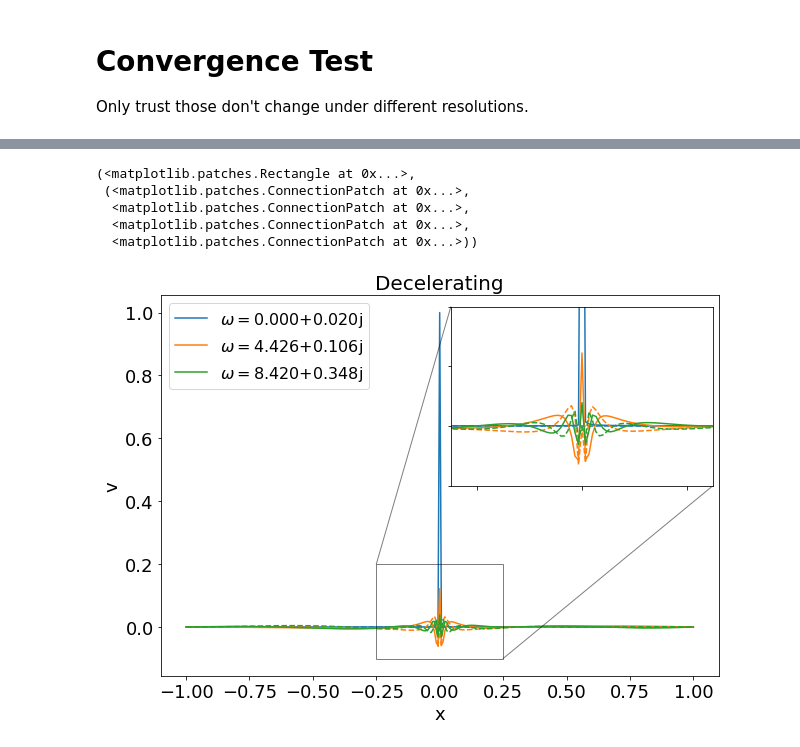
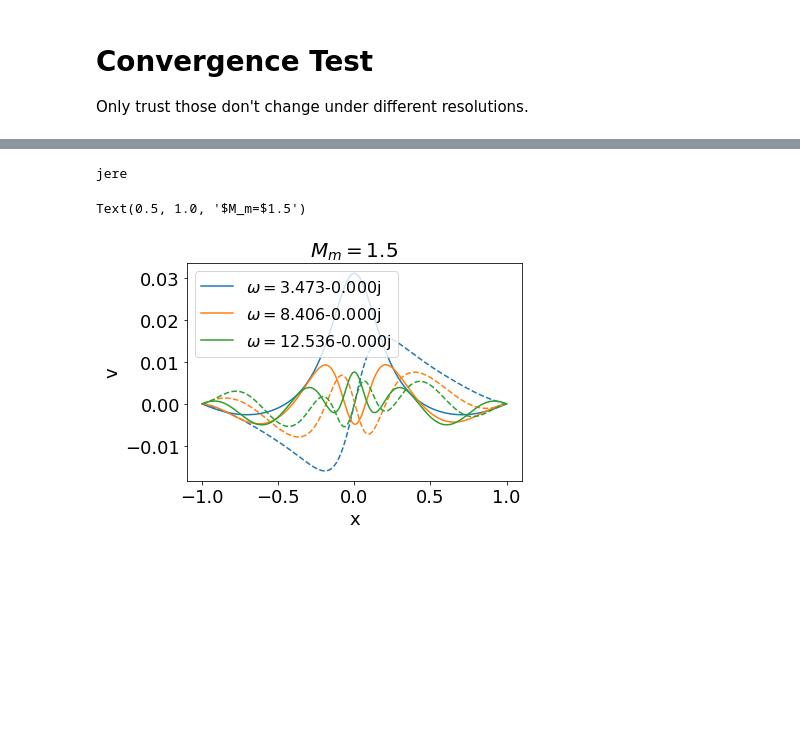
Before and after one commit to HuntFeng/magnetic-nozzle-spectral-instability, a Jupyter notebook: convergence-test.ipynb, the cells around one changed output, grey strips where cells are left out. Cells and saved outputs as stored; diff of their text form; code cells hidden in the pictures; blank space fills up the shorter version.

```diff
--- a/convergence-test.ipynb
+++ b/convergence-test.ipynb
@@ -1,13 +1,3 @@
 # %% [markdown]
 # Convergence Test
 Only trust those don't change under different resolutions.
-# %%
-from functions import Plasma, Spectral
-import numpy as np
-import matplotlib.pyplot as plt
-import matplotlib_settting
-plt.rcParams["figure.facecolor"] = "white"
-from scipy.special import lambertw
-from tqdm import tqdm
-
-W = lambda z,k: np.real(lambertw(z,k=k)) # I only need the real parts
@@ -83,42 +54,33 @@ plt.grid()
 # %%
-omega = omegas[-1]
-V = Vs[-1]
-selection = (omega.real>0) & (np.abs(omega.imag)<1)
-omega = omega[selection]
-V = V[:,selection]
+nozzle.solve(A)
+nozzle.sort_solutions(real_range=[0,25], imag_range=[-1,1])
+V = nozzle.V
+omega = nozzle.omega
 
-ind = np.argsort(omega.real)
-omega = omega[ind]
-V = V[:,ind]
-
-plt.figure(figsize=(10,7))
-ax = plt.subplot(111)
+_, ax = plt.subplots(facecolor="white")
 for i in range(3):
     ax.plot(x,V[:,i].real,color=f"C{i}",label=f"$\omega=${omega[i]:.3f}")
     ax.plot(x,V[:,i].imag,"--",color=f"C{i}")
 ax.legend()
 ax.set_xlabel("x")
 ax.set_ylabel("v")
-# ax.set_title(f"$M_m=${Mm}")
+ax.set_title(f"$M_m=${Mm}")
 # ax.set_title("Accelerating")
-ax.set_title("Decelerating")
+# ax.set_title("Decelerating")
 
-axins = ax.inset_axes([0.52, 0.5, 0.47, 0.47])
-for i in range(3):
-    axins.plot(x,V[:,i].real,color=f"C{i}")
-    axins.plot(x,V[:,i].imag,"--",color=f"C{i}")
-# sub region of the original image
-x1, x2, y1, y2 = -0.25, 0.25, -0.1, 0.2
-axins.set_xlim(x1, x2)
-axins.set_ylim(y1, y2)
-axins.set_xticklabels([])
-axins.set_yticklabels([])
+# axins = ax.inset_axes([0.52, 0.5, 0.47, 0.47])
+# for i in range(3):
+#     axins.plot(x,V[:,i].real,color=f"C{i}")
+#     axins.plot(x,V[:,i].imag,"--",color=f"C{i}")
+# # sub region of the original image
+# x1, x2, y1, y2 = -0.25, 0.25, -0.1, 0.2
+# axins.set_xlim(x1, x2)
+# axins.set_ylim(y1, y2)
+# axins.set_xticklabels([])
+# axins.set_yticklabels([])
 
-ax.indicate_inset_zoom(axins, edgecolor="black")
+# ax.indicate_inset_zoom(axins, edgecolor="black")
 # %% [output]
-(<matplotlib.patches.Rectangle at 0x...>,
- (<matplotlib.patches.ConnectionPatch at 0x...>,
-  <matplotlib.patches.ConnectionPatch at 0x...>,
-  <matplotlib.patches.ConnectionPatch at 0x...>,
-  <matplotlib.patches.ConnectionPatch at 0x...>))
+jere
+Text(0.5, 1.0, '$M_m=$1.5')
-[figure, old version]
+[figure, new version]
```
Also changed, not shown: parts of 4 cells of this notebook, 3 other files.
